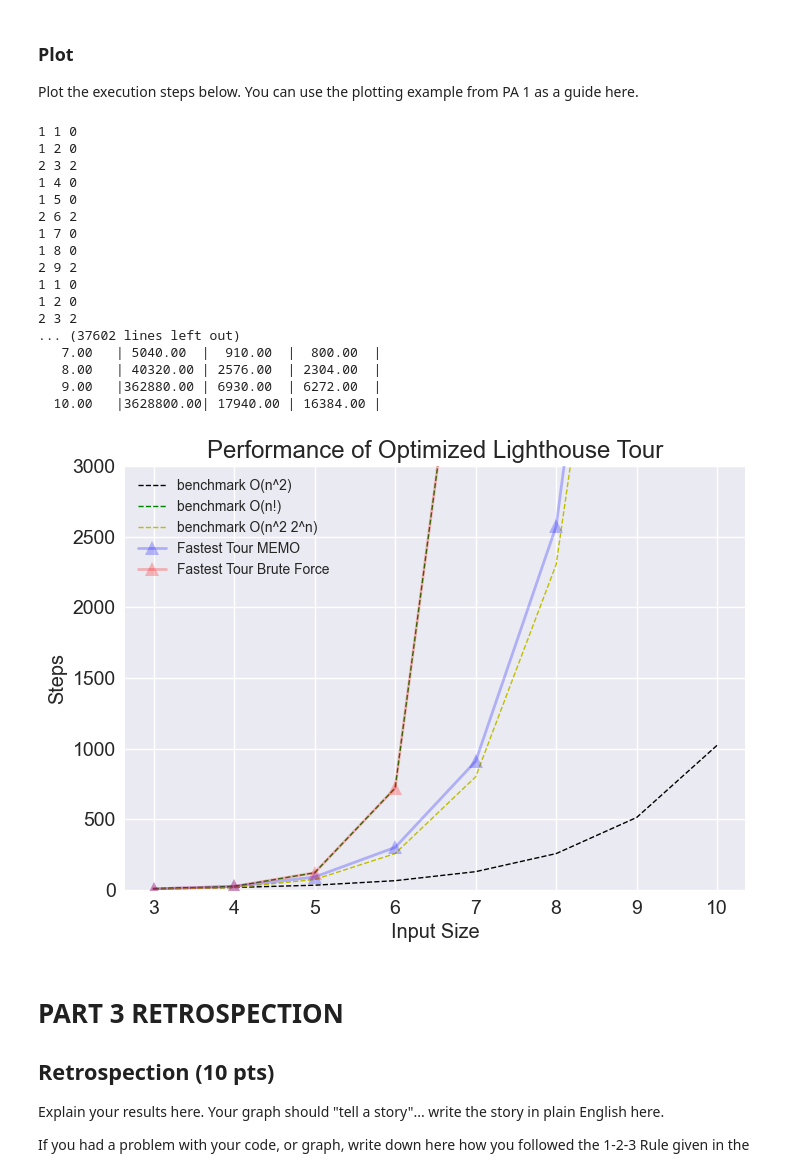
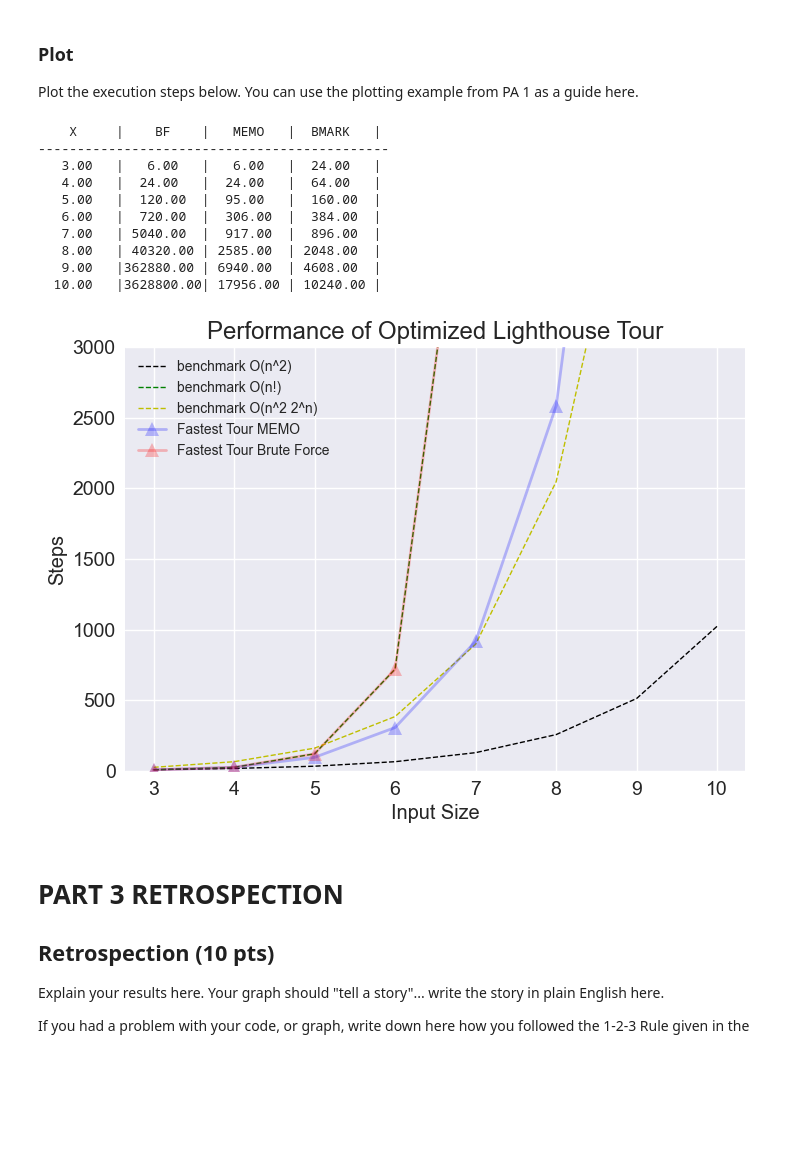
Before and after one commit to eved1018/EN.605.621.84.FA25, a Jupyter notebook: Mod5/EdelsteinEvan_P3.ipynb, the cells around one changed output. Cells and saved outputs as stored; diff of their text form; code cells hidden in the pictures; blank space fills up the shorter version.

```diff
--- a/Mod5/EdelsteinEvan_P3.ipynb
+++ b/Mod5/EdelsteinEvan_P3.ipynb
@@ -525,71 +494,70 @@ plt.style.use('seaborn-v0_8')
 
 
 def print_table(xaxis, bf_vals, memo_vals, bmark_vals):
-    print("{:^10}|{:^10}|{:^10}|{:^10}|".format("X","BF","MEMO","BMARK"))
+    print("{:^10}|{:^10}|{:^10}|{:^10}|".format("X", "BF", "MEMO", "BMARK"))
     print("-"*45)
-    for a,b,c,d in zip(xaxis, bf_vals, memo_vals, bmark_vals):
-        print("{:^10.2f}|{:^10.2f}|{:^10.2f}|{:^10.2f}|".format(a,b,c,d))
+    for a, b, c, d in zip(xaxis, bf_vals, memo_vals, bmark_vals):
+        print("{:^10.2f}|{:^10.2f}|{:^10.2f}|{:^10.2f}|".format(a, b, c, d))
 
 
 def bmark(n):
-    n = n-2
-    return n**2 * 2**n
+    return n * 2**n
+
 
 def plot(xvals, myresults_bf, myresults_memo):
 
     # plt.rcParams['figure.figsize'] = [20,10]
     plt.figure()
     plt.title("Performance of Optimized Lighthouse Tour", size="xx-large")
     plt.ylabel("Steps", size="x-large")
     plt.xlabel("Input Size", size="x-large")
-    plt.ylim([0,3000]) # y-axis scale
+    plt.ylim([0, 3000])  # y-axis scale
 
     # The "b^-" has meaning - "b" means blue, "^" means triangles (try *, s, o),
     # "-" means draw a line
     yTestVals1 = []
     yTestVals2 = []
     yTestVals3 = []
     # generate bench mark data
 
     for i in range(START, STOP):
         yTestVals1.append(2**i)
         yTestVals2.append(factorial(i))
         yTestVals3.append(bmark(i))
 
-    plt.plot(xvals, yTestVals1, "k^--", markersize=0, linewidth=1, label="benchmark O(n^2)")
-    plt.plot(xvals, yTestVals2, "g^--", markersize=0, linewidth=1, label="benchmark O(n!)")
-    plt.plot(xvals, yTestVals3, "y^--", markersize=0, linewidth=1, label="benchmark O(n^2 2^n)")
+    plt.plot(xvals, yTestVals1, "k^--", markersize=0,
+             linewidth=1, label="benchmark O(n^2)")
+    plt.plot(xvals, yTestVals2, "g^--", markersize=0,
+             linewidth=1, label="benchmark O(n!)")
+    plt.plot(xvals, yTestVals3, "y^--", markersize=0,
+             linewidth=1, label="benchmark O(n^2 2^n)")
 
-    plt.plot(xvals, myresults_memo, "b^-", markersize=10, linewidth=2, label="Fastest Tour MEMO",  alpha=0.25)
-    plt.plot(xvals, myresults_bf, "r^-", markersize=10, linewidth=2, label="Fastest Tour Brute Force",  alpha=0.25)
+    plt.plot(xvals, myresults_memo, "b^-", markersize=10,
+             linewidth=2, label="Fastest Tour MEMO",  alpha=0.25)
+    plt.plot(xvals, myresults_bf, "r^-", markersize=10, linewidth=2,
+             label="Fastest Tour Brute Force",  alpha=0.25)
     plt.tick_params(axis="both", which="major", labelsize=14)
     plt.legend()
     plt.show()
 
-xvals = [i for i in range(START,STOP)]
+
+xvals = [i for i in range(START, STOP)]
 myresults_bf, myresults_memo = make_examples(START, STOP)
 print_table(xvals, myresults_bf, myresults_memo, [bmark(i) for i in xvals])
 
 plot(xvals, myresults_bf, myresults_memo)
 # %% [output]
-1 1 0
-1 2 0
-2 3 2
-1 4 0
-1 5 0
-2 6 2
-1 7 0
-1 8 0
-2 9 2
-1 1 0
-1 2 0
-2 3 2
-... (37602 lines left out)
-   7.00   | 5040.00  |  910.00  |  800.00  |
-   8.00   | 40320.00 | 2576.00  | 2304.00  |
-   9.00   |362880.00 | 6930.00  | 6272.00  |
-  10.00   |3628800.00| 17940.00 | 16384.00 |
+    X     |    BF    |   MEMO   |  BMARK   |
+---------------------------------------------
+   3.00   |   6.00   |   6.00   |  24.00   |
+   4.00   |  24.00   |  24.00   |  64.00   |
+   5.00   |  120.00  |  95.00   |  160.00  |
+   6.00   |  720.00  |  306.00  |  384.00  |
+   7.00   | 5040.00  |  917.00  |  896.00  |
+   8.00   | 40320.00 | 2585.00  | 2048.00  |
+   9.00   |362880.00 | 6940.00  | 4608.00  |
+  10.00   |3628800.00| 17956.00 | 10240.00 |
-[figure, old version]
+[figure, new version]
 # %% [markdown]
 # PART 3 RETROSPECTION
 
```
Also changed, not shown: parts of 10 cells of this notebook.
